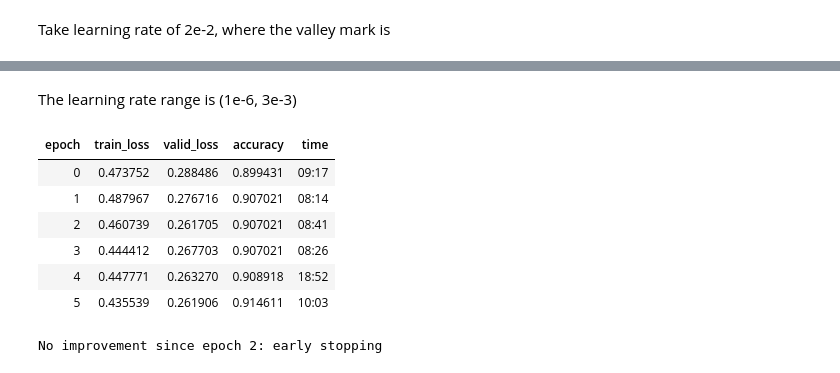
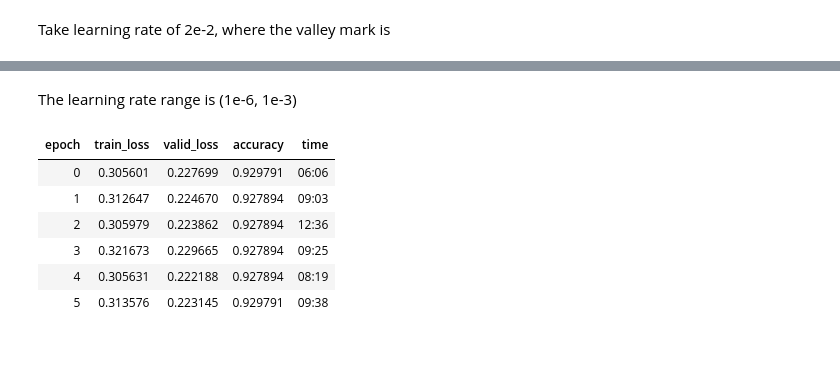
Before and after one commit to magala20-alt/AI-In-Robotics, a Jupyter notebook: model.ipynb, the cells around one changed output, grey strips where cells are left out. Saved outputs shown, nothing was run; the diff lists cells and outputs as text; code cells hidden in the pictures.

```diff
--- a/model.ipynb
+++ b/model.ipynb
@@ -65,7 +65,7 @@ Take learning rate of 2e-2, where the valley mark is
 # freeze petrained layers
 learn.freeze()
 
-# train head for 5 epochs with learning rate of 1e-2
-learn.fit_one_cycle(5, 1e-2)
+# train head for 5 epochs with learning rate of 2e-2
+learn.fit_one_cycle(5, 2e-2)
 # %% [output]
 | epoch | train_loss | valid_loss | accuracy | time |
@@ -85,21 +85,20 @@ SuggestedLRs(valley=0.00363078061491251)
 # %% [markdown]
-The learning rate range is (1e-6, 3e-3)
+The learning rate range is (1e-6, 1e-3)
 # %%
 # import callback
 from fastai.callback.all import *
 early_stop = EarlyStoppingCallback(monitor='valid_loss', min_delta=0.001, patience=3)
 # %%
 #fine tune the entire model
-learn.fit_one_cycle(6, lr_max=slice(1e-6,3e-3), cbs=[early_stop])
+learn.fit_one_cycle(6, lr_max=slice(1e-6,1e-3), cbs=[early_stop])
 # %% [output]
 | epoch | train_loss | valid_loss | accuracy | time |
-| 0 | 0.473752 | 0.288486 | 0.899431 | 09:17 |
-| 1 | 0.487967 | 0.276716 | 0.907021 | 08:14 |
-| 2 | 0.460739 | 0.261705 | 0.907021 | 08:41 |
-| 3 | 0.444412 | 0.267703 | 0.907021 | 08:26 |
-| 4 | 0.447771 | 0.263270 | 0.908918 | 18:52 |
-| 5 | 0.435539 | 0.261906 | 0.914611 | 10:03 |
+| 0 | 0.305601 | 0.227699 | 0.929791 | 06:06 |
+| 1 | 0.312647 | 0.224670 | 0.927894 | 09:03 |
+| 2 | 0.305979 | 0.223862 | 0.927894 | 12:36 |
+| 3 | 0.321673 | 0.229665 | 0.927894 | 09:25 |
+| 4 | 0.305631 | 0.222188 | 0.927894 | 08:19 |
+| 5 | 0.313576 | 0.223145 | 0.929791 | 09:38 |
-No improvement since epoch 2: early stopping
 # %%
 #plot confusion matrix
 interp = ClassificationInterpretation.from_learner(learn)
```
Also changed, not shown: parts of 5 cells of this notebook.
